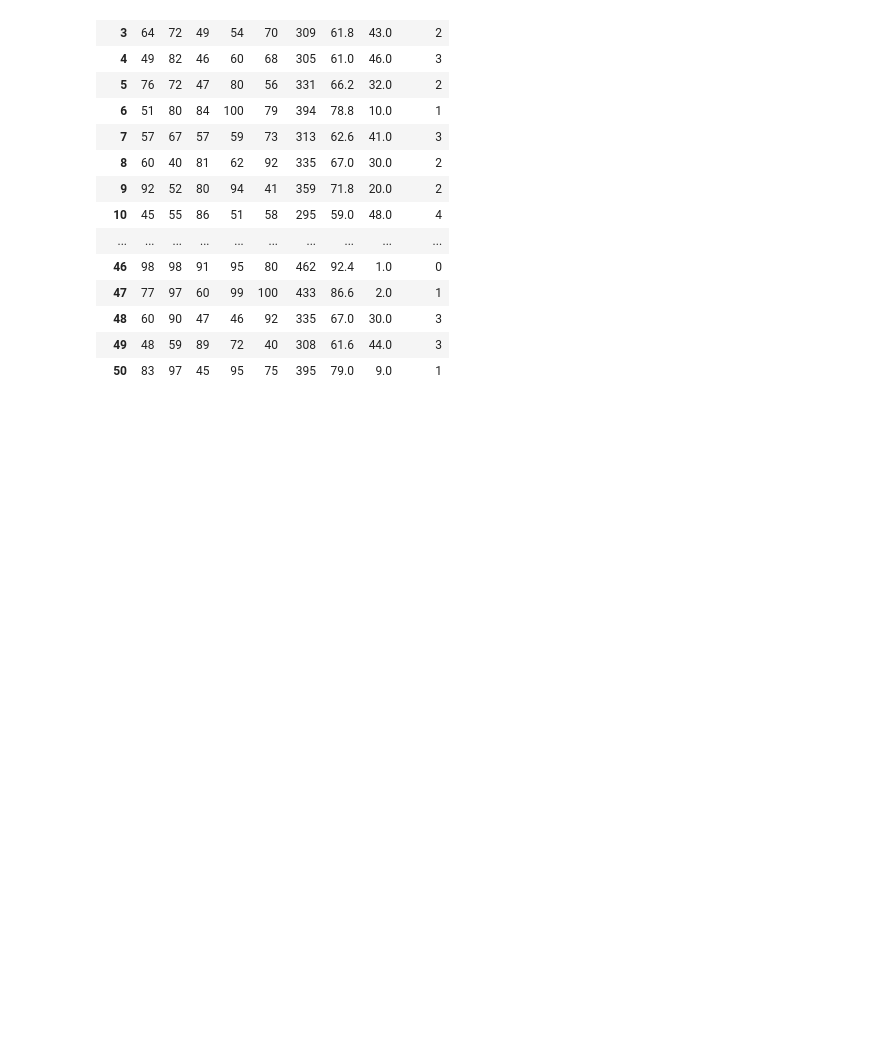
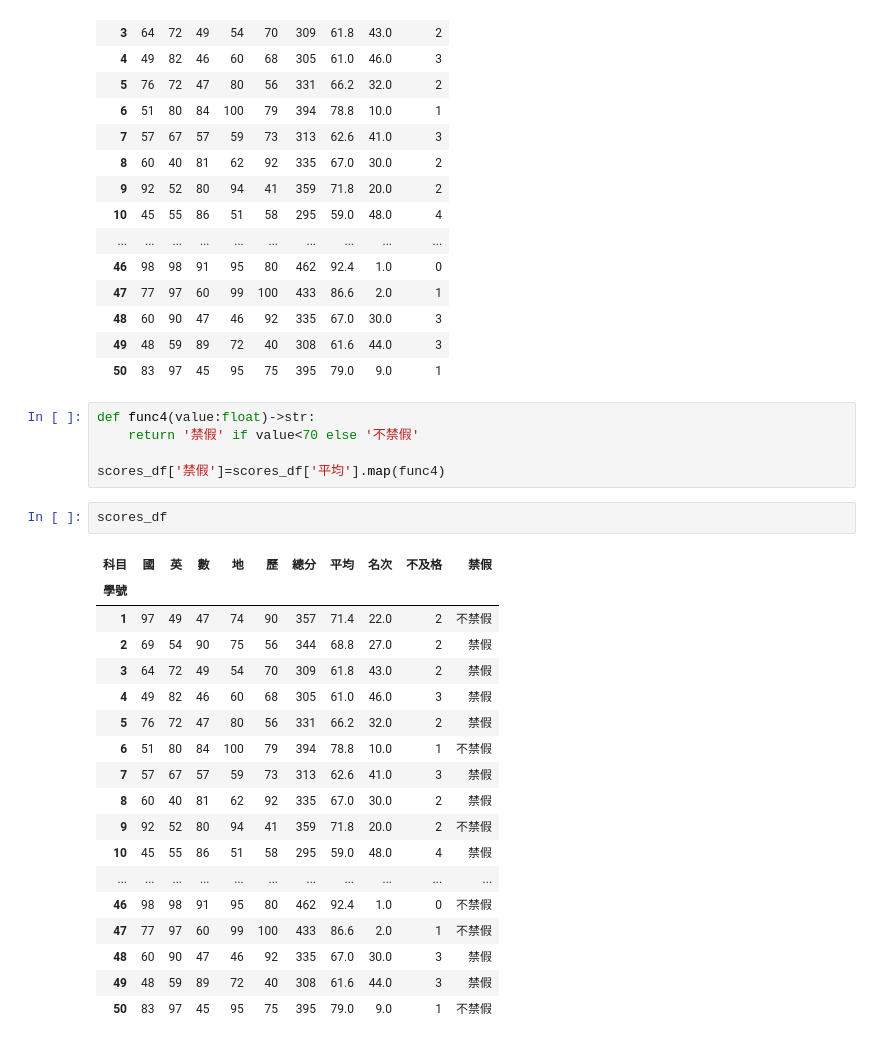
Before and after one commit to clairelin5518/__112_python_chihlee__clairelin, a Jupyter notebook: lesson16_2.ipynb, the cells around one changed output. Cells and saved outputs as stored; diff of their text form; blank space fills up the shorter version.

```diff
--- a/lesson16_2.ipynb
+++ b/lesson16_2.ipynb
@@ -96,3 +96,29 @@ scores_df
 | 48 | 60 | 90 | 47 | 46 | 92 | 335 | 67.0 | 30.0 | 3 |
 | 49 | 48 | 59 | 89 | 72 | 40 | 308 | 61.6 | 44.0 | 3 |
 | 50 | 83 | 97 | 45 | 95 | 75 | 395 | 79.0 | 9.0 | 1 |
+# %%
+def func4(value:float)->str:
+    return '禁假' if value<70 else '不禁假'
+
+scores_df['禁假']=scores_df['平均'].map(func4)
+# %%
+scores_df
+# %% [output]
+| 科目 | 國 | 英 | 數 | 地 | 歷 | 總分 | 平均 | 名次 | 不及格 | 禁假 |
+| 學號 |  |  |  |  |  |  |  |  |  |  |
+| 1 | 97 | 49 | 47 | 74 | 90 | 357 | 71.4 | 22.0 | 2 | 不禁假 |
+| 2 | 69 | 54 | 90 | 75 | 56 | 344 | 68.8 | 27.0 | 2 | 禁假 |
+| 3 | 64 | 72 | 49 | 54 | 70 | 309 | 61.8 | 43.0 | 2 | 禁假 |
+| 4 | 49 | 82 | 46 | 60 | 68 | 305 | 61.0 | 46.0 | 3 | 禁假 |
+| 5 | 76 | 72 | 47 | 80 | 56 | 331 | 66.2 | 32.0 | 2 | 禁假 |
+| 6 | 51 | 80 | 84 | 100 | 79 | 394 | 78.8 | 10.0 | 1 | 不禁假 |
+| 7 | 57 | 67 | 57 | 59 | 73 | 313 | 62.6 | 41.0 | 3 | 禁假 |
+| 8 | 60 | 40 | 81 | 62 | 92 | 335 | 67.0 | 30.0 | 2 | 禁假 |
+| 9 | 92 | 52 | 80 | 94 | 41 | 359 | 71.8 | 20.0 | 2 | 不禁假 |
+| 10 | 45 | 55 | 86 | 51 | 58 | 295 | 59.0 | 48.0 | 4 | 禁假 |
+| ... | ... | ... | ... | ... | ... | ... | ... | ... | ... | ... |
+| 46 | 98 | 98 | 91 | 95 | 80 | 462 | 92.4 | 1.0 | 0 | 不禁假 |
+| 47 | 77 | 97 | 60 | 99 | 100 | 433 | 86.6 | 2.0 | 1 | 不禁假 |
+| 48 | 60 | 90 | 47 | 46 | 92 | 335 | 67.0 | 30.0 | 3 | 禁假 |
+| 49 | 48 | 59 | 89 | 72 | 40 | 308 | 61.6 | 44.0 | 3 | 禁假 |
+| 50 | 83 | 97 | 45 | 95 | 75 | 395 | 79.0 | 9.0 | 1 | 不禁假 |
```
